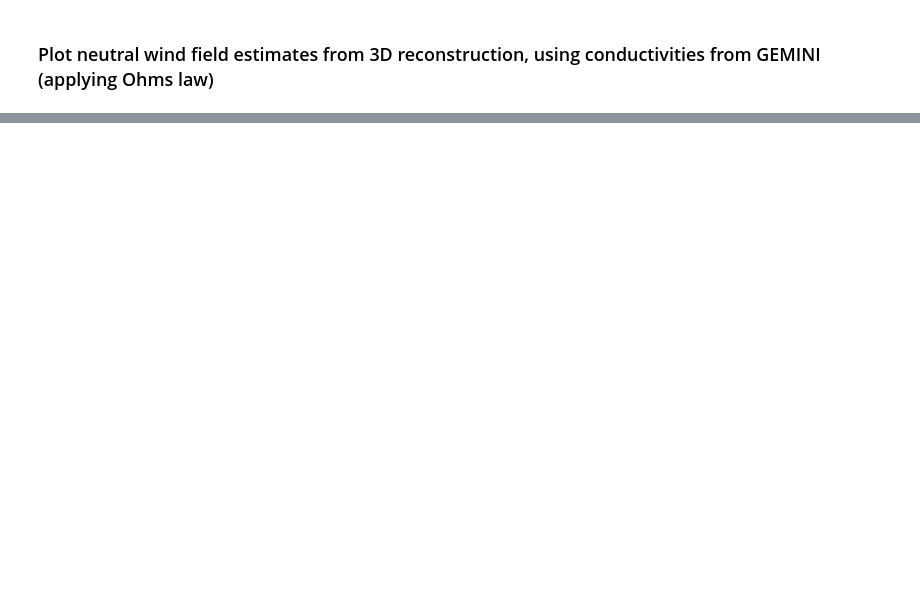
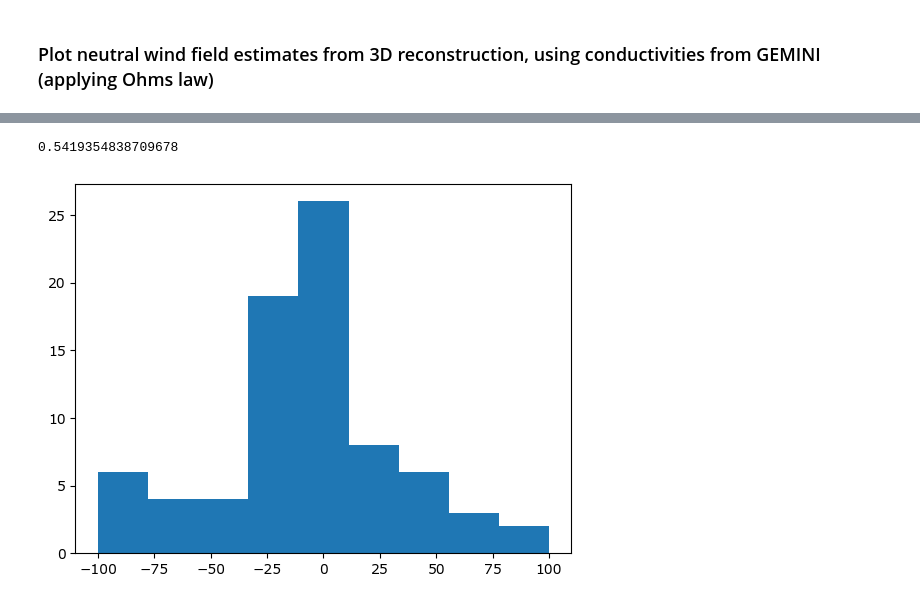
Before and after one commit to jpreistad/e3dsecs, a Jupyter notebook: paper/04_reconstruction_extended.ipynb, the cells around one changed output, grey strips where cells are left out. Cells and saved outputs as stored; diff of their text form; code cells hidden in the pictures; blank space fills up the shorter version.

```diff
--- a/paper/04_reconstruction_extended.ipynb
+++ b/paper/04_reconstruction_extended.ipynb
@@ -202,0 +216,9 @@ m_['Gshape']
+# %%
+plt.hist(_data.uperpe.reshape(_data.shape)[2,:,:].flatten(), bins=np.linspace(-100,100,10))
+us = np.hstack((np.abs(_data.uperpe.reshape(_data.shape)[2,:,:].flatten()),np.abs(_data.uperpn.reshape(_data.shape)[2,:,:].flatten()),np.abs(_data.uperpu.reshape(_data.shape)[2,:,:].flatten())))
+use = us < 100
+use2 = us < 20
+print(sum(use2)/sum(use))
+# %% [output]
+0.5419354838709678
+[figure, added]
```
Also changed, not shown: parts of 10 cells of this notebook, 19 other files.
